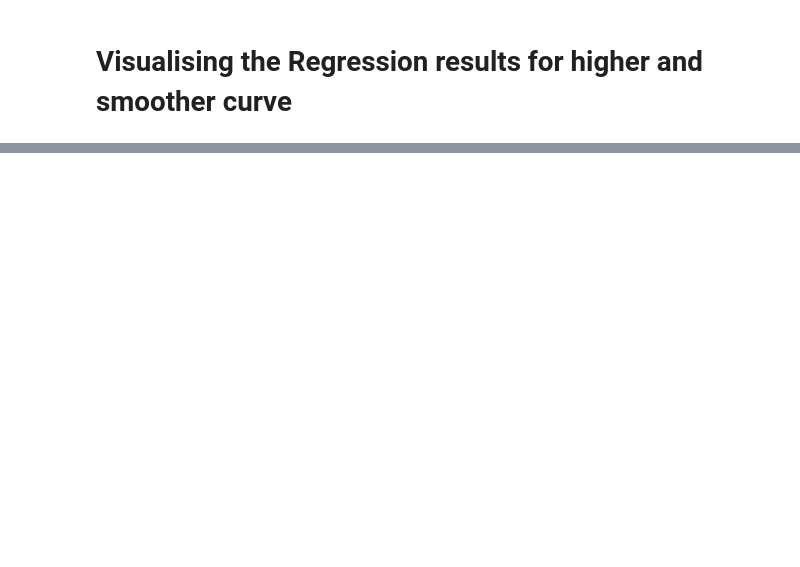
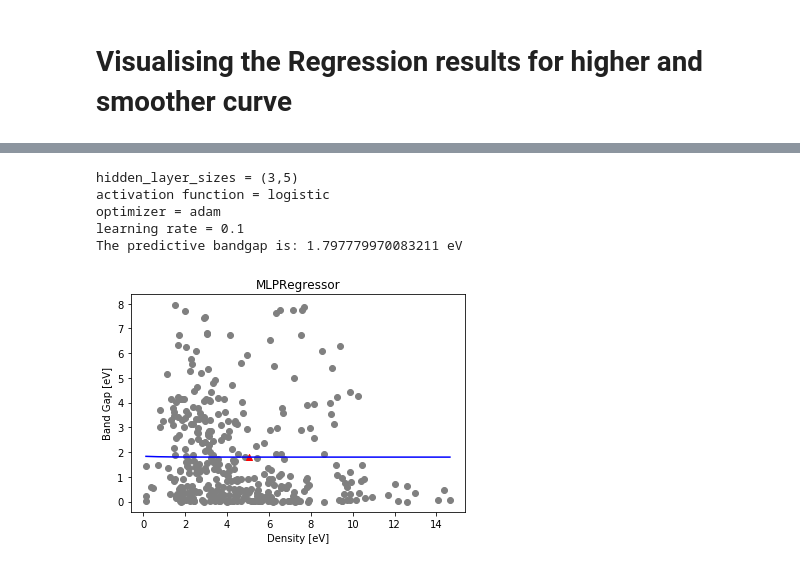
Before and after one commit to Jason-HYCheng/2020_Materials_ML, a Jupyter notebook: HW3/mpp.ipynb, the cells around one changed output, grey strips where cells are left out. Saved outputs shown, nothing was run; the diff lists cells and outputs as text; code cells hidden in the pictures; blank space fills up the shorter version.

```diff
--- a/HW3/mpp.ipynb
+++ b/HW3/mpp.ipynb
@@ -205,0 +324,15 @@ The predictive bandgap by MLPRegressor is:  [1.56621821]
+# %%
+# find best settings that the predictive band gap is closer to the calculated one in the testing data
+opt = [2,1,1,'relu','adam',0.001]
+for i in range(1, 10):
+    for j in range(1,6):
+        for k in sol:
+            for m in lr:
+                for n in act:
+                    mlpr = MLPRegressor(hidden_layer_sizes=(i, j), activation=n, solver=k, alpha=0.0001, batch_size='auto', learning_rate_init=m, max_iter=10000, random_state=497)
+                    mlpr.fit(X_train, y_train)
+                    y_pred = mlpr.predict(test)
+                    err = abs(y_pred-1.8)
+                    if err < opt[0]:
+                        opt = [float(err), i, j, n, k, m]
+print(opt)
@@ -205,0 +358,26 @@ The predictive bandgap by MLPRegressor is:  [1.56621821]
+# %%
+# best settings and result that the predictive band gap is closer to the calculated one in the testing data
+mlpr = MLPRegressor(hidden_layer_sizes=(opt[1], opt[2]), activation=opt[3], solver=opt[4], alpha=0.0001, batch_size='auto', learning_rate_init=opt[5], max_iter=10000, random_state=497)
+mlpr.fit(X_train, y_train)
+y_pred = mlpr.predict(test)
+print("hidden_layer_sizes = (" + str(opt[1]) + "," + str(opt[2]) + ")")
+print("activation function = " + str(opt[3]))
+print("optimizer = " + str(opt[4]))
+print("learning rate = " + str(opt[5]))
+print("The predictive bandgap is: " + str(float(y_pred)) + " eV")
+X_grid = np.arange(min(X_train), max(X_train), 0.01)
+X_grid = X_grid.reshape(len(X_grid), 1)
+plt.scatter(X_train, y_train, color = 'gray')
+plt.plot(X_grid, mlpr.predict(X_grid), color='blue')
+plt.title('MLPRegressor')
+plt.xlabel('Density [eV]')
+plt.ylabel('Band Gap [eV]')
+plt.scatter(test, y_pred, marker='^', color='red')
+plt.show()
+# %% [output]
+hidden_layer_sizes = (3,5)
+activation function = logistic
+optimizer = adam
+learning rate = 0.1
+The predictive bandgap is: 1.797779970083211 eV
+[figure, added]
```
Also changed, not shown: parts of 15 cells of this notebook, 14 other files.
